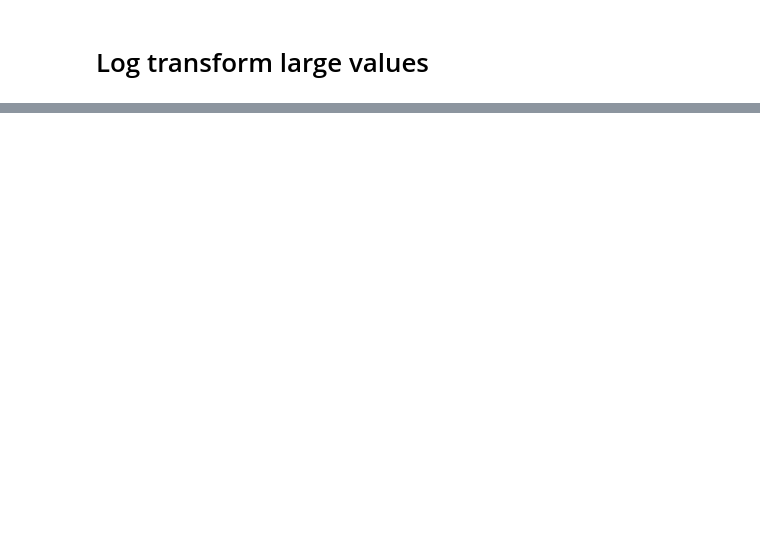
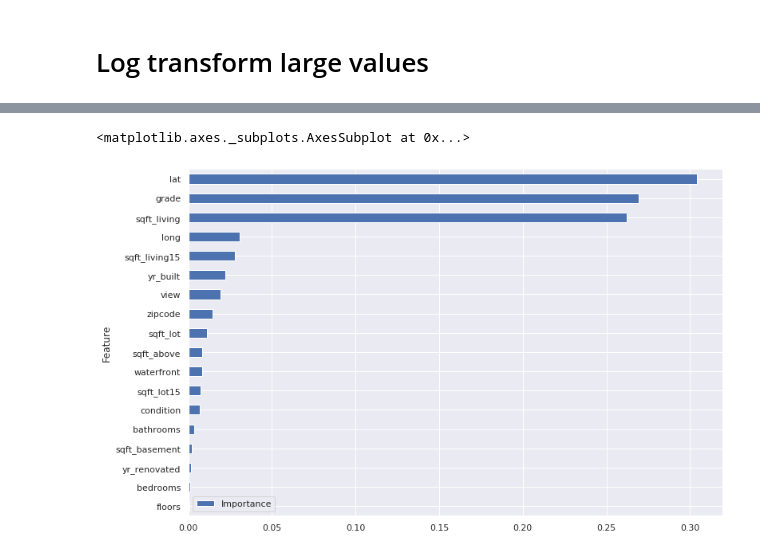
Before and after one commit to bhishanpdl/Project_House_Price_Prediction, a Jupyter notebook: notebooks/c03_regression_modelling_sklearn_methods.ipynb, the cells around one changed output, grey strips where cells are left out. Drawn from its saved outputs; the diff is of its cells as text; code cells hidden in the pictures; blank space fills up the shorter version.

```diff
--- a/notebooks/c03_regression_modelling_sklearn_methods.ipynb
+++ b/notebooks/c03_regression_modelling_sklearn_methods.ipynb
@@ -380,0 +214,10 @@ adjustedr2 =  0.7760253317792367
+# %%
+X = df[features_raw_all].to_numpy()
+
+y = df['price'].to_numpy()
+
+Xtrain, Xtest, ytrain, ytest = train_test_split (X,y,
+                                                     test_size=0.20,
+                                                     random_state=random_state)
+
+Xtrain.shape, ytrain.shape, Xtest.shape, ytest.shape
@@ -380,0 +398,3 @@ adjustedr2 =  0.7760253317792367
+# %%
+n_estimators_best = grid_result.best_params_['n_estimators']
+n_estimators_best
@@ -380,0 +403,12 @@ adjustedr2 =  0.7760253317792367
+# %%
+%%time
+# I can do further grid search, but I will stop here.
+# Also, I only looked at one parameter, we need to look at more parameters.
+from sklearn.metrics import mean_squared_error
+
+
+model = GradientBoostingRegressor(random_state=random_state,
+                                  n_estimators=n_estimators_best)
+model.fit(Xtrain, ytrain)
+ypreds = model.predict(Xtest)
+print ('Test MSE on scaled data = ', mean_squared_error(ytest, ypreds))
@@ -380,0 +461,6 @@ adjustedr2 =  0.7760253317792367
+# %%
+df_imp = pd.DataFrame({'Feature': features_raw_all,
+                       'Importance': model.feature_importances_
+                       })
+
+df_imp.sort_values('Importance').style.background_gradient(subset=['Importance'])
@@ -380,0 +485,5 @@ adjustedr2 =  0.7760253317792367
+# %%
+df_imp.sort_values('Importance').set_index('Feature').sort_values('Importance').plot.barh(figsize=(12,8))
+# %% [output]
+<matplotlib.axes._subplots.AxesSubplot at 0x...>
+[figure, added]
```
Also changed, not shown: parts of 68 cells of this notebook.
